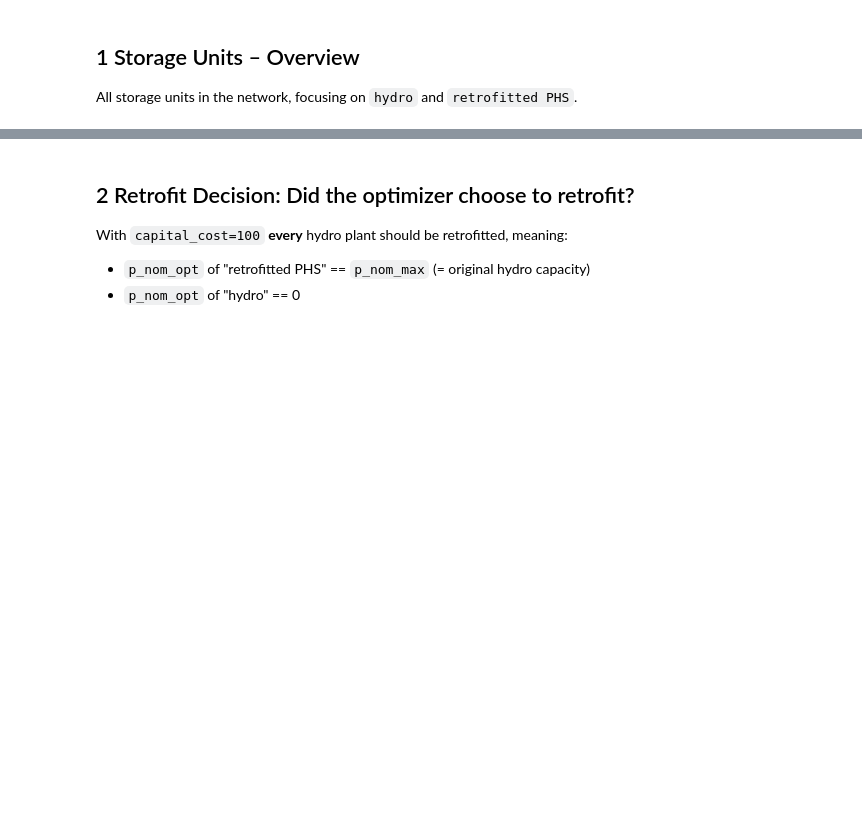
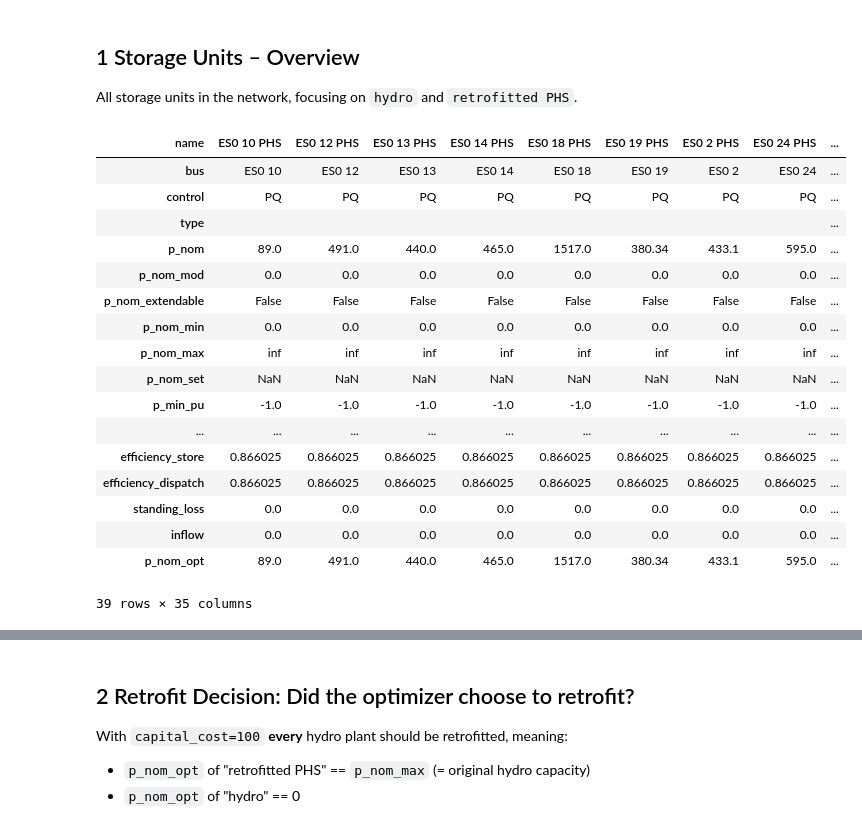
Before and after one commit to grojo01/Store2Hydro, a Jupyter notebook: code/analyze_retrofit_results.ipynb, the cells around one changed output, grey strips where cells are left out. Cells and saved outputs as stored; diff of their text form; code cells hidden in the pictures; blank space fills up the shorter version.

```diff
--- a/code/analyze_retrofit_results.ipynb
+++ b/code/analyze_retrofit_results.ipynb
@@ -34,6 +49,27 @@ Objective: 7,782,764,337 EUR
 # %% [markdown]
 ## 1  Storage Units – Overview
 All storage units in the network, focusing on `hydro` and `retrofitted PHS`.
+# %%
+display(n.storage_units.T)
+# %% [output]
+| name | ES0 10 PHS | ES0 12 PHS | ES0 13 PHS | ES0 14 PHS | ES0 18 PHS | ES0 19 PHS | ES0 2 PHS | ES0 24 PHS | ... |
+| bus | ES0 10 | ES0 12 | ES0 13 | ES0 14 | ES0 18 | ES0 19 | ES0 2 | ES0 24 | ... |
+| control | PQ | PQ | PQ | PQ | PQ | PQ | PQ | PQ | ... |
+| type |  |  |  |  |  |  |  |  | ... |
+| p_nom | 89.0 | 491.0 | 440.0 | 465.0 | 1517.0 | 380.34 | 433.1 | 595.0 | ... |
+| p_nom_mod | 0.0 | 0.0 | 0.0 | 0.0 | 0.0 | 0.0 | 0.0 | 0.0 | ... |
+| p_nom_extendable | False | False | False | False | False | False | False | False | ... |
+| p_nom_min | 0.0 | 0.0 | 0.0 | 0.0 | 0.0 | 0.0 | 0.0 | 0.0 | ... |
+| p_nom_max | inf | inf | inf | inf | inf | inf | inf | inf | ... |
+| p_nom_set | NaN | NaN | NaN | NaN | NaN | NaN | NaN | NaN | ... |
+| p_min_pu | -1.0 | -1.0 | -1.0 | -1.0 | -1.0 | -1.0 | -1.0 | -1.0 | ... |
+| ... | ... | ... | ... | ... | ... | ... | ... | ... | ... |
+| efficiency_store | 0.866025 | 0.866025 | 0.866025 | 0.866025 | 0.866025 | 0.866025 | 0.866025 | 0.866025 | ... |
+| efficiency_dispatch | 0.866025 | 0.866025 | 0.866025 | 0.866025 | 0.866025 | 0.866025 | 0.866025 | 0.866025 | ... |
+| standing_loss | 0.0 | 0.0 | 0.0 | 0.0 | 0.0 | 0.0 | 0.0 | 0.0 | ... |
+| inflow | 0.0 | 0.0 | 0.0 | 0.0 | 0.0 | 0.0 | 0.0 | 0.0 | ... |
+| p_nom_opt | 89.0 | 491.0 | 440.0 | 465.0 | 1517.0 | 380.34 | 433.1 | 595.0 | ... |
+39 rows × 35 columns
 # %%
 su = n.storage_units
 
```
Also changed, not shown: parts of 4 cells of this notebook, 37 other files.
